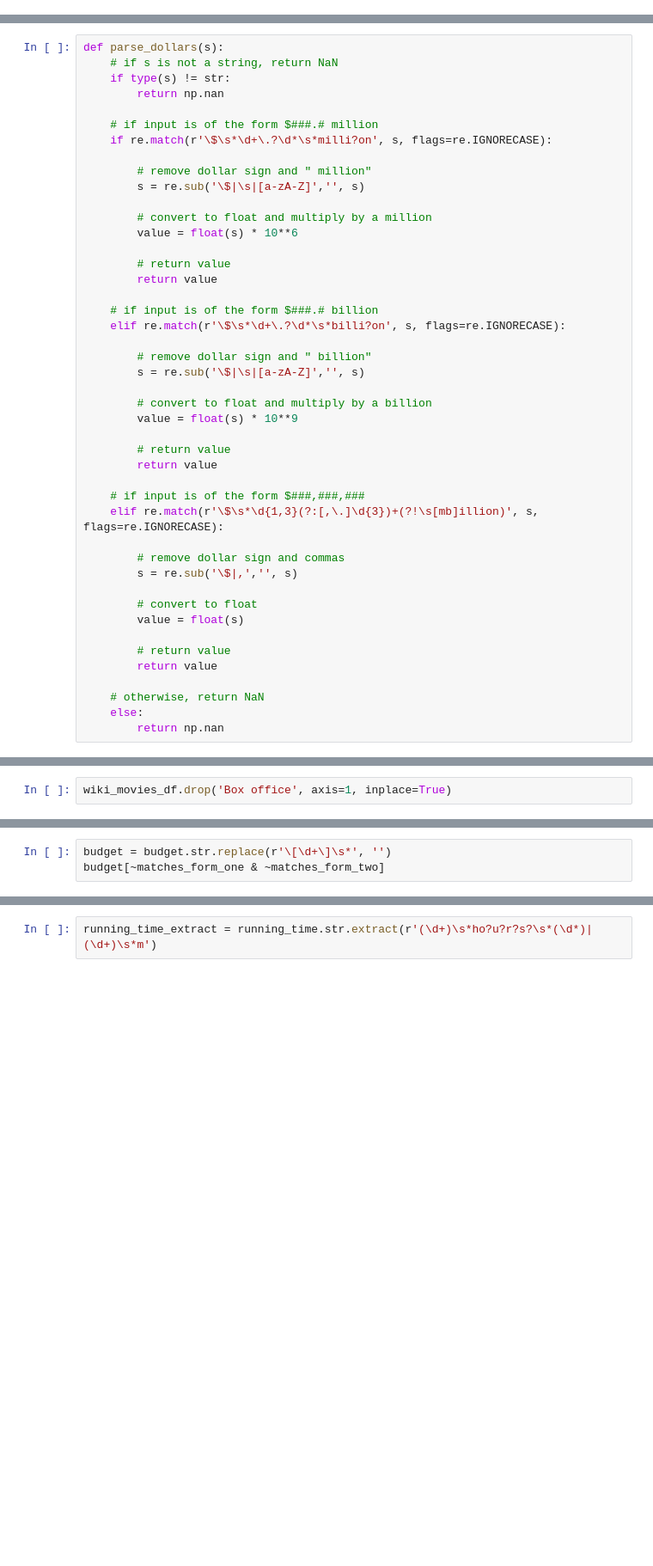
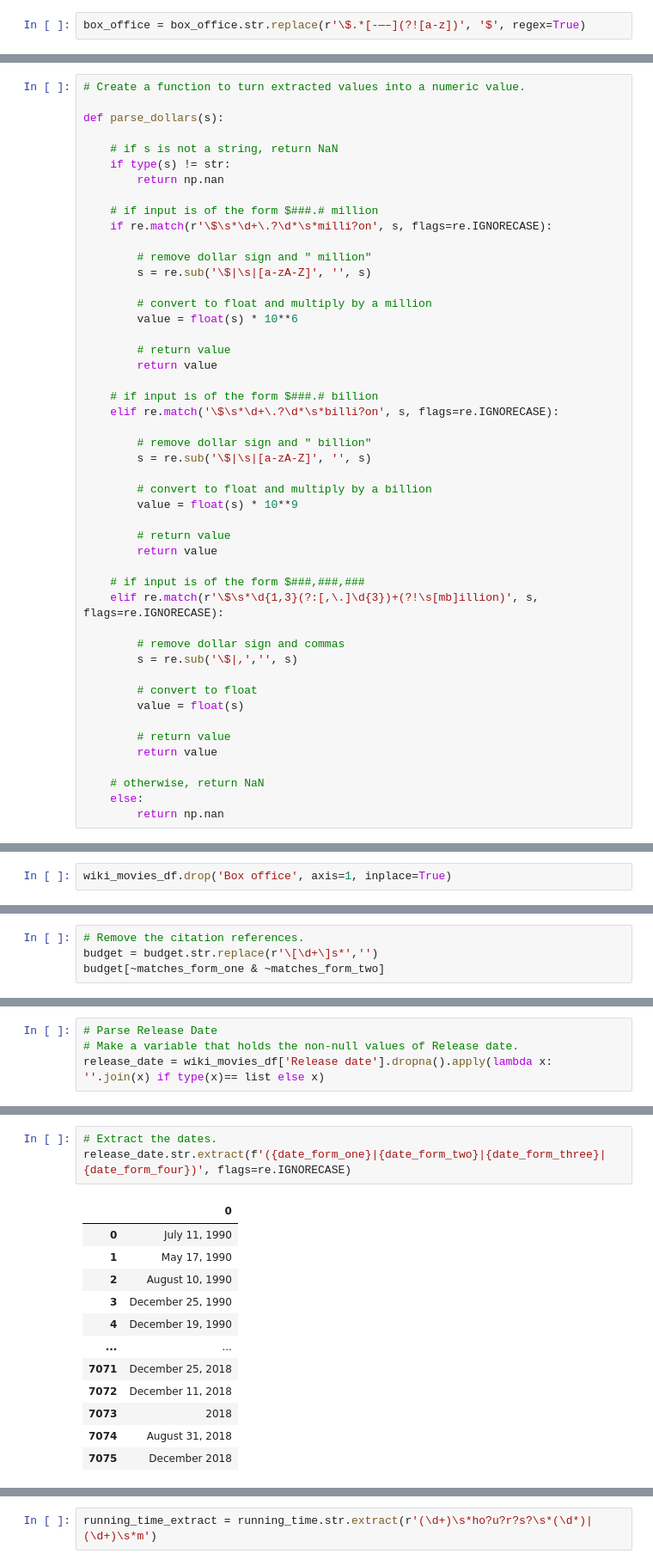
Before and after one commit to valeria100719/ETL_MOVIE, a Jupyter notebook: ETL_movie_practise.ipynb, the cells around one changed output, grey strips where cells are left out. Shown at 86% size. Cells and saved outputs as stored; diff of their text form; blank space fills up the shorter version.

```diff
--- a/ETL_movie_practise.ipynb
+++ b/ETL_movie_practise.ipynb
@@ -150,5 +429,7 @@ box_office[~matches_form_one & ~matches_form_two]
 # %%
 form_one = r'\$\s*\d+\.?\d*\s*[mb]illi?on'
 form_two = r'\$\s*\d{1,3}(?:[,\.]\d{3})+(?!\s[mb]illion)'
+# %%
+box_office = box_office.str.replace(r'\$.*[-—–](?![a-z])', '$', regex=True)
 # %%
 box_office.str.extract(f'({form_one}|{form_two})')
@@ -155,5 +450,8 @@ box_office.str.extract(f'({form_one}|{form_two})')
 # %%
+# Create a function to turn extracted values into a numeric value.
+
 def parse_dollars(s):
+
     # if s is not a string, return NaN
     if type(s) != str:
         return np.nan
@@ -162,7 +460,7 @@ def parse_dollars(s):
     if re.match(r'\$\s*\d+\.?\d*\s*milli?on', s, flags=re.IGNORECASE):
 
         # remove dollar sign and " million"
-        s = re.sub('\$|\s|[a-zA-Z]','', s)
+        s = re.sub('\$|\s|[a-zA-Z]', '', s)
 
         # convert to float and multiply by a million
         value = float(s) * 10**6
@@ -171,10 +469,10 @@ def parse_dollars(s):
         return value
 
     # if input is of the form $###.# billion
-    elif re.match(r'\$\s*\d+\.?\d*\s*billi?on', s, flags=re.IGNORECASE):
+    elif re.match('\$\s*\d+\.?\d*\s*billi?on', s, flags=re.IGNORECASE):
 
         # remove dollar sign and " billion"
-        s = re.sub('\$|\s|[a-zA-Z]','', s)
+        s = re.sub('\$|\s|[a-zA-Z]', '', s)
 
         # convert to float and multiply by a billion
         value = float(s) * 10**9
@@ -214,3 +588,4 @@ budget[~matches_form_one & ~matches_form_two]
 # %%
-budget = budget.str.replace(r'\[\d+\]\s*', '')
+# Remove the citation references.
+budget = budget.str.replace(r'\[\d+\]s*','')
 budget[~matches_form_one & ~matches_form_two]
@@ -220 +615,5 @@ wiki_movies_df['budget'] = budget.str.extract(f'({form_one}|{form_two})', flags=
 wiki_movies_df.drop('Budget', axis=1, inplace=True)
+# %%
+# Parse Release Date
+# Make a variable that holds the non-null values of Release date.
+release_date = wiki_movies_df['Release date'].dropna().apply(lambda x: ''.join(x) if type(x)== list else x)
@@ -220,0 +625,16 @@ wiki_movies_df.drop('Budget', axis=1, inplace=True)
+# %%
+# Extract the dates.
+release_date.str.extract(f'({date_form_one}|{date_form_two}|{date_form_three}|{date_form_four})', flags=re.IGNORECASE)
+# %% [output]
+|  | 0 |
+| 0 | July 11, 1990 |
+| 1 | May 17, 1990 |
+| 2 | August 10, 1990 |
+| 3 | December 25, 1990 |
+| 4 | December 19, 1990 |
+| ... | ... |
+| 7071 | December 25, 2018 |
+| 7072 | December 11, 2018 |
+| 7073 | 2018 |
+| 7074 | August 31, 2018 |
+| 7075 | December 2018 |
```
Also changed, not shown: parts of 121 cells of this notebook.
